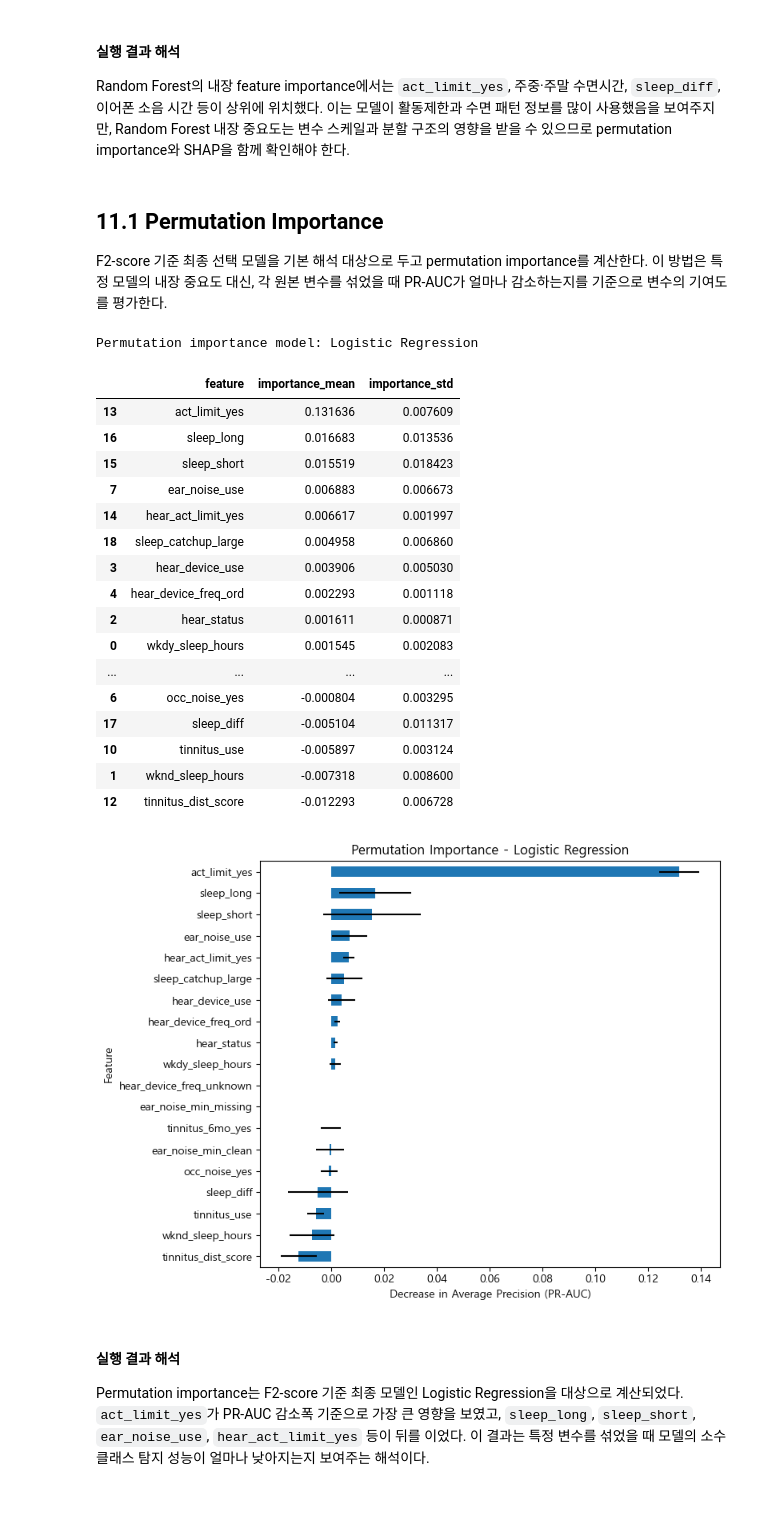
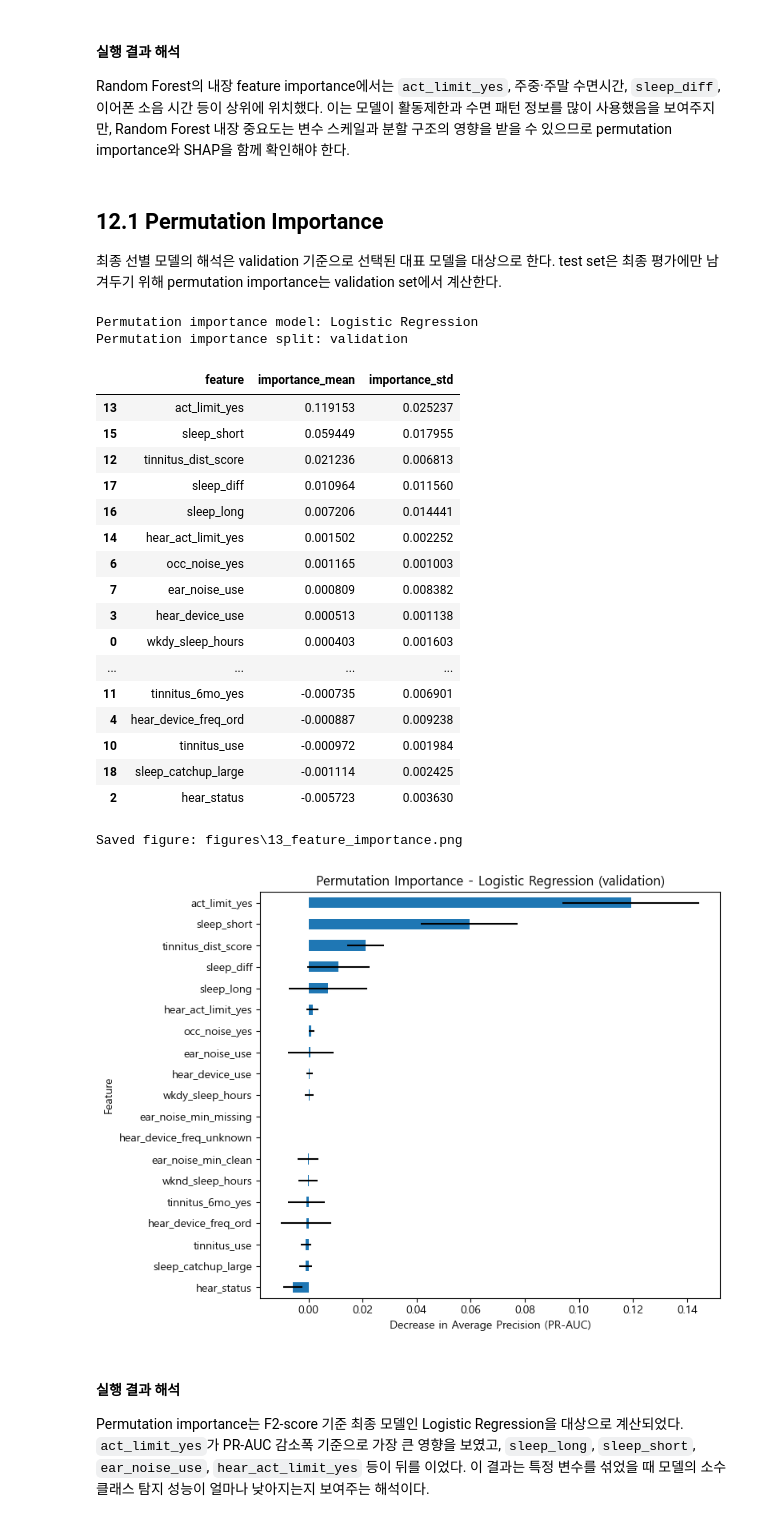
Before and after one commit to 2026-1st/Team-5, a Jupyter notebook: Team5_KNHANES2022_Project.ipynb, the cells around one changed output. Cells and saved outputs as stored; diff of their text form; code cells hidden in the pictures.

```diff
--- a/Team5_KNHANES2022_Project.ipynb
+++ b/Team5_KNHANES2022_Project.ipynb
@@ -2159,75 +2071,76 @@ if hasattr(rf_model, "feature_importances_"):
 
 Random Forest의 내장 feature importance에서는 `act_limit_yes`, 주중·주말 수면시간, `sleep_diff`, 이어폰 소음 시간 등이 상위에 위치했다. 이는 모델이 활동제한과 수면 패턴 정보를 많이 사용했음을 보여주지만, Random Forest 내장 중요도는 변수 스케일과 분할 구조의 영향을 받을 수 있으므로 permutation importance와 SHAP을 함께 확인해야 한다.
 # %% [markdown]
-## 11.1 Permutation Importance
+## 12.1 Permutation Importance
 
-F2-score 기준 최종 선택 모델을 기본 해석 대상으로 두고 permutation importance를 계산한다. 이 방법은 특정 모델의 내장 중요도 대신, 각 원본 변수를 섞었을 때 PR-AUC가 얼마나 감소하는지를 기준으로 변수의 기여도를 평가한다.
+최종 선별 모델의 해석은 validation 기준으로 선택된 대표 모델을 대상으로 한다. test set은 최종 평가에만 남겨두기 위해 permutation importance는 validation set에서 계산한다.
 # %%
 from sklearn.inspection import permutation_importance
 
-# 기본 해석 모델은 F2-score 최상위 모델로 설정한다.
-# 조기 선별 모델 해석이 필요한 경우 best_model_name을 early_screening_model_name으로 변경하여 실행할 수 있다.
 if "final_f2_model_name" in globals():
     best_model_name = final_f2_model_name
 elif "final_model_name" in globals():
     best_model_name = final_model_name
 else:
-    best_model_name = results_df.iloc[0]["model"]
+    best_model_name = selected_threshold_df.iloc[0]["model"]
 
 best_pipe = pipelines[best_model_name]
 
 print(f"Permutation importance model: {best_model_name}")
+print("Permutation importance split: validation")
 
 perm_result = permutation_importance(
     best_pipe,
-    X_test,
-    y_test,
+    X_val,
+    y_val,
     n_repeats=10,
     random_state=RANDOM_STATE,
     scoring="average_precision",
-    # n_jobs=-1
 )
 
 perm_importance = pd.DataFrame({
-    "feature": X_test.columns,
+    "feature": X_val.columns,
     "importance_mean": perm_result.importances_mean,
     "importance_std": perm_result.importances_std
 }).sort_values("importance_mean", ascending=False)
 
 display(perm_importance)
 
 ax = perm_importance.sort_values("importance_mean").plot(
     kind="barh",
     x="feature",
     y="importance_mean",
     xerr="importance_std",
     legend=False,
     figsize=(8, 6)
 )
-ax.set_title(f"Permutation Importance - {best_model_name}")
+ax.set_title(f"Permutation Importance - {best_model_name} (validation)")
 ax.set_xlabel("Decrease in Average Precision (PR-AUC)")
 ax.set_ylabel("Feature")
-plt.tight_layout()
+save_current_figure("13_feature_importance.png", title="Permutation importance on validation set")
+plt.show()
 # %% [output]
 Permutation importance model: Logistic Regression
+Permutation importance split: validation
 |  | feature | importance_mean | importance_std |
-| 13 | act_limit_yes | 0.131636 | 0.007609 |
-| 16 | sleep_long | 0.016683 | 0.013536 |
-| 15 | sleep_short | 0.015519 | 0.018423 |
-| 7 | ear_noise_use | 0.006883 | 0.006673 |
-| 14 | hear_act_limit_yes | 0.006617 | 0.001997 |
-| 18 | sleep_catchup_large | 0.004958 | 0.006860 |
-| 3 | hear_device_use | 0.003906 | 0.005030 |
-| 4 | hear_device_freq_ord | 0.002293 | 0.001118 |
-| 2 | hear_status | 0.001611 | 0.000871 |
-| 0 | wkdy_sleep_hours | 0.001545 | 0.002083 |
+| 13 | act_limit_yes | 0.119153 | 0.025237 |
+| 15 | sleep_short | 0.059449 | 0.017955 |
+| 12 | tinnitus_dist_score | 0.021236 | 0.006813 |
+| 17 | sleep_diff | 0.010964 | 0.011560 |
+| 16 | sleep_long | 0.007206 | 0.014441 |
+| 14 | hear_act_limit_yes | 0.001502 | 0.002252 |
+| 6 | occ_noise_yes | 0.001165 | 0.001003 |
+| 7 | ear_noise_use | 0.000809 | 0.008382 |
+| 3 | hear_device_use | 0.000513 | 0.001138 |
+| 0 | wkdy_sleep_hours | 0.000403 | 0.001603 |
 | ... | ... | ... | ... |
-| 6 | occ_noise_yes | -0.000804 | 0.003295 |
-| 17 | sleep_diff | -0.005104 | 0.011317 |
-| 10 | tinnitus_use | -0.005897 | 0.003124 |
-| 1 | wknd_sleep_hours | -0.007318 | 0.008600 |
-| 12 | tinnitus_dist_score | -0.012293 | 0.006728 |
+| 11 | tinnitus_6mo_yes | -0.000735 | 0.006901 |
+| 4 | hear_device_freq_ord | -0.000887 | 0.009238 |
+| 10 | tinnitus_use | -0.000972 | 0.001984 |
+| 18 | sleep_catchup_large | -0.001114 | 0.002425 |
+| 2 | hear_status | -0.005723 | 0.003630 |
+Saved figure: figures\13_feature_importance.png
-[figure, old version]
+[figure, new version]
 # %% [markdown]
 #### 실행 결과 해석
 
```
Also changed, not shown: parts of 64 cells of this notebook, 24 other files.
